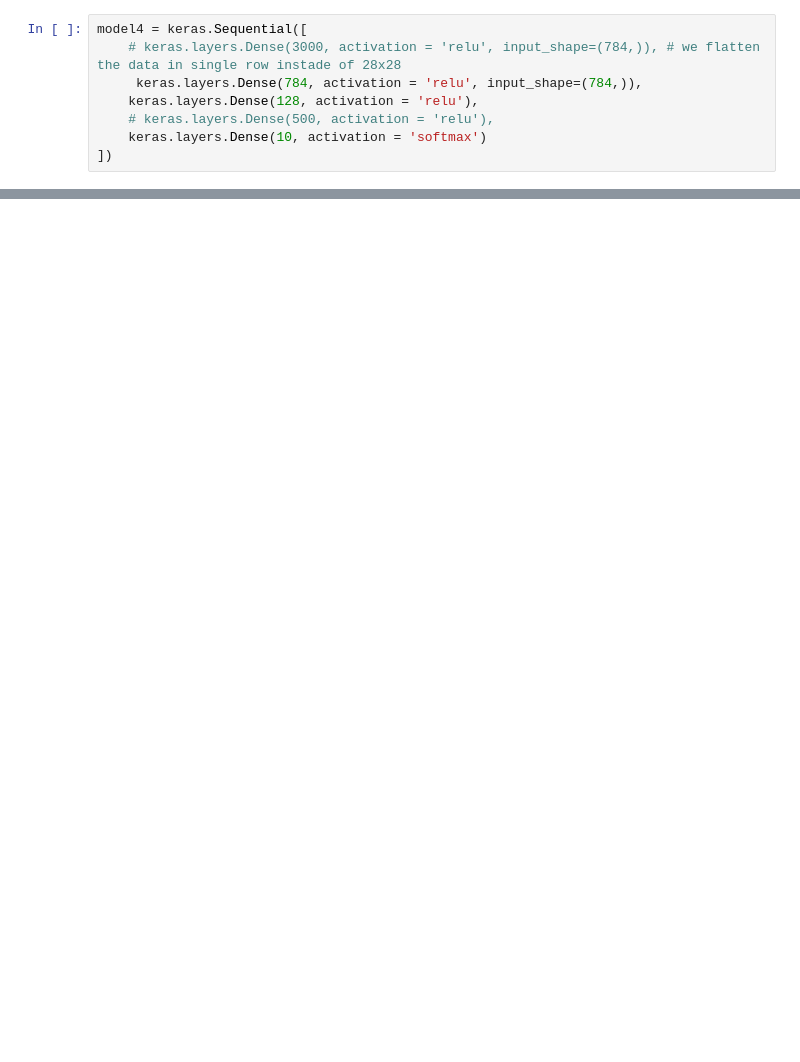
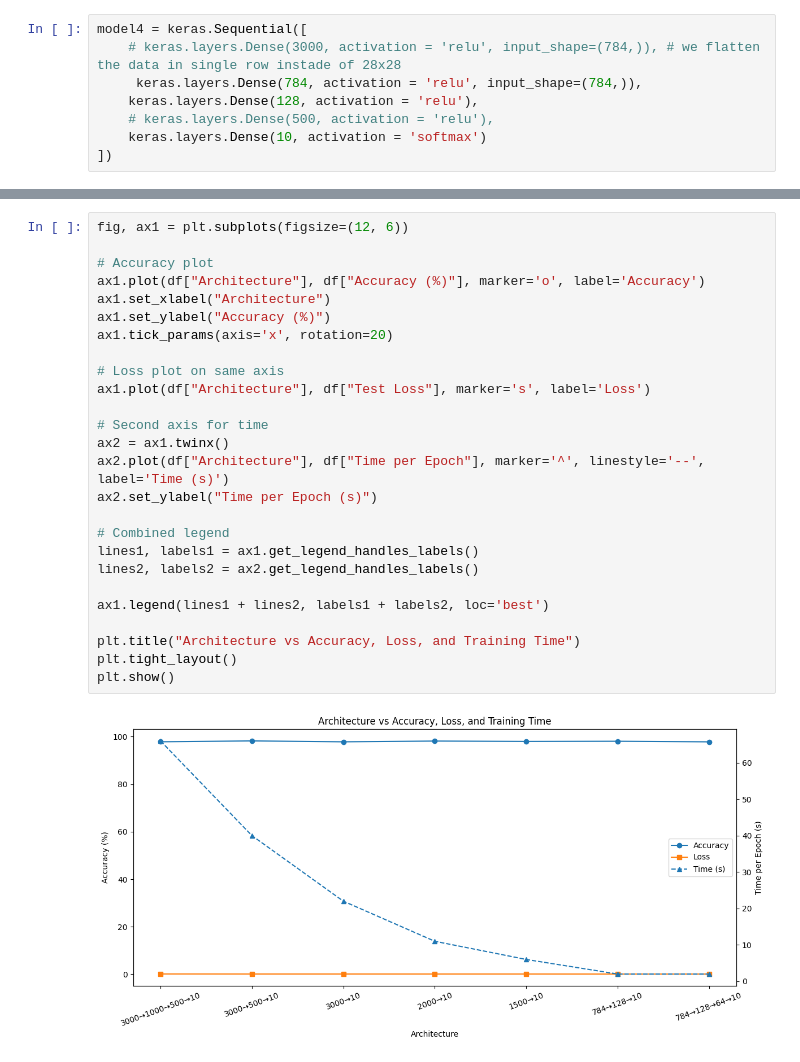
Before and after one commit to Sakib0626Q2/IITJ-Sem2-AI-DS, a Jupyter notebook: Numerical Optimization/Practical Session/NOPracticalAssignmentweek13.ipynb, the cells around one changed output, grey strips where cells are left out. Drawn from its saved outputs; the diff is of its cells as text; blank space fills up the shorter version.

```diff
--- a/Numerical Optimization/Practical Session/NOPracticalAssignmentweek13.ipynb
+++ b/Numerical Optimization/Practical Session/NOPracticalAssignmentweek13.ipynb
@@ -195,0 +225,28 @@ model3.evaluate(x_test, y_test)
+# %%
+fig, ax1 = plt.subplots(figsize=(12, 6))
+
+# Accuracy plot
+ax1.plot(df["Architecture"], df["Accuracy (%)"], marker='o', label='Accuracy')
+ax1.set_xlabel("Architecture")
+ax1.set_ylabel("Accuracy (%)")
+ax1.tick_params(axis='x', rotation=20)
+
+# Loss plot on same axis
+ax1.plot(df["Architecture"], df["Test Loss"], marker='s', label='Loss')
+
+# Second axis for time
+ax2 = ax1.twinx()
+ax2.plot(df["Architecture"], df["Time per Epoch"], marker='^', linestyle='--', label='Time (s)')
+ax2.set_ylabel("Time per Epoch (s)")
+
+# Combined legend
+lines1, labels1 = ax1.get_legend_handles_labels()
+lines2, labels2 = ax2.get_legend_handles_labels()
+
+ax1.legend(lines1 + lines2, labels1 + labels2, loc='best')
+
+plt.title("Architecture vs Accuracy, Loss, and Training Time")
+plt.tight_layout()
+plt.show()
+# %% [output]
+[figure, added]
```
Also changed, not shown: parts of 16 cells of this notebook, 3 other files.
